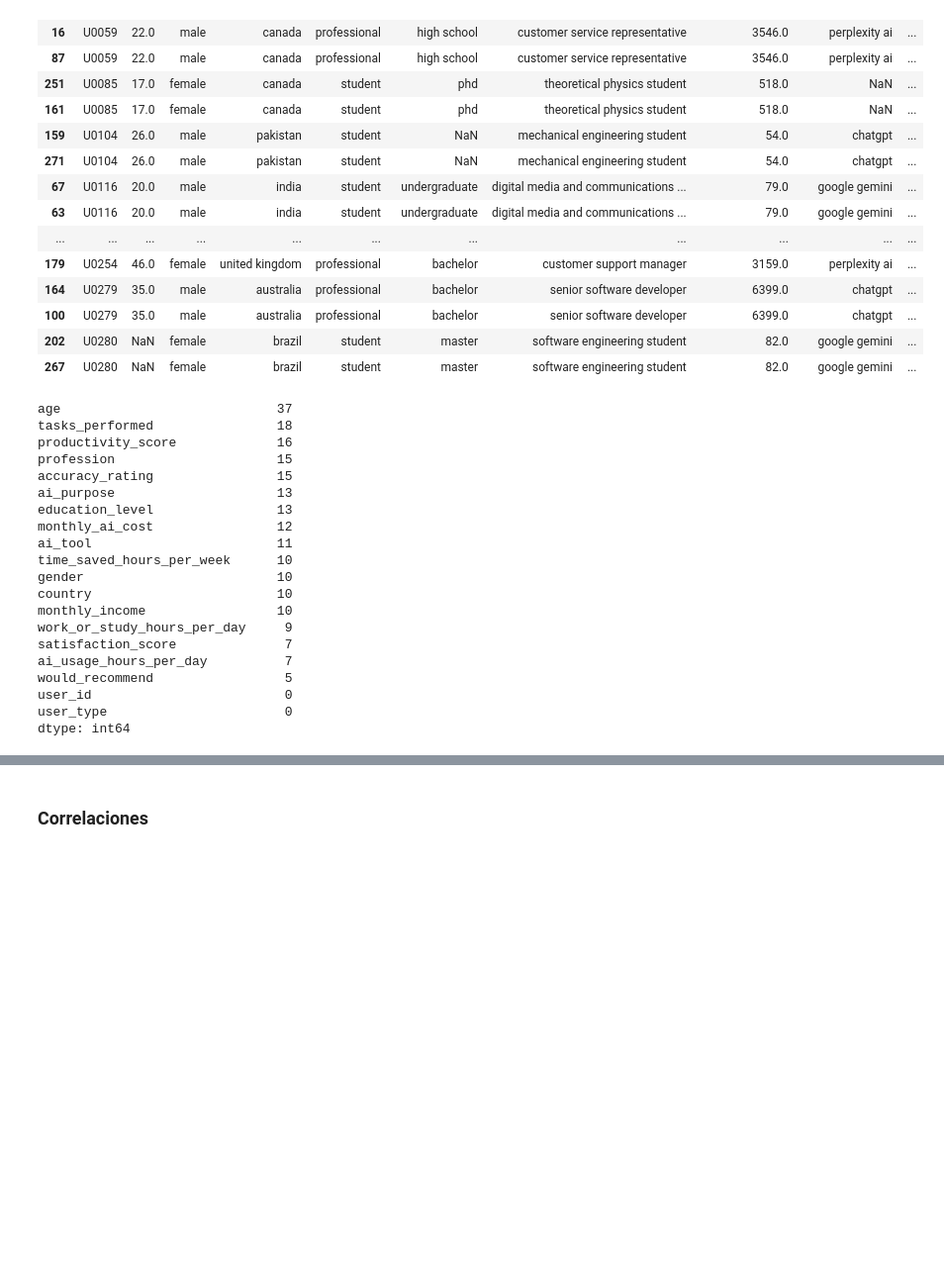
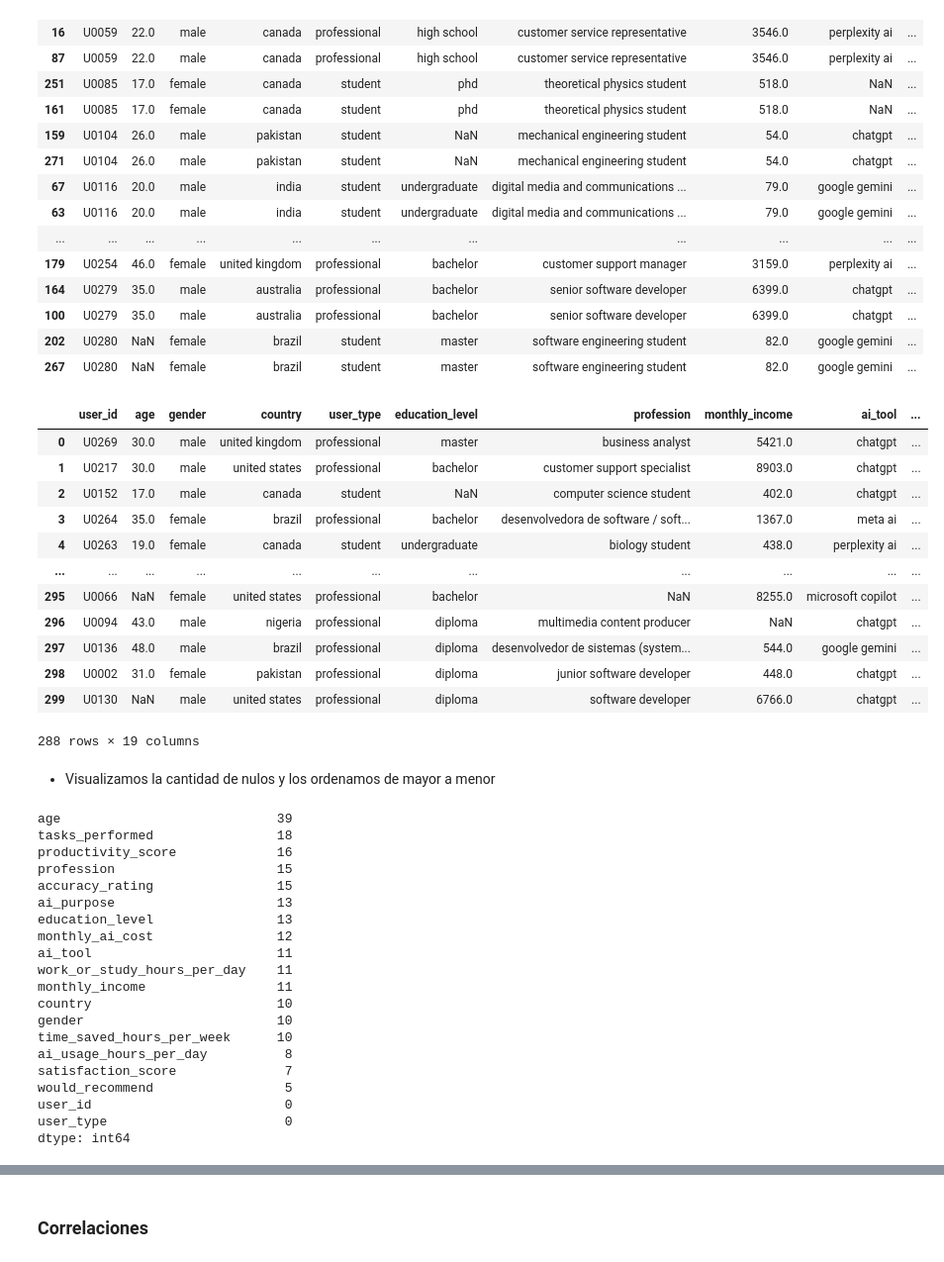
Before and after one commit to NicoBonorino/Tp_Python, a Jupyter notebook: TP.ipynb, the cells around one changed output, grey strips where cells are left out. Shown at 99% size. Drawn from its saved outputs; the diff is of its cells as text; code cells hidden in the pictures; blank space fills up the shorter version.

```diff
--- a/TP.ipynb
+++ b/TP.ipynb
@@ -211,3 +160,8 @@ female        123
 other          15
 non-binary      1
 Name: count, dtype: int64
+# %%
+df.loc[df["age"] > 64, "age"] = np.nan
+df.loc[df["ai_usage_hours_per_day"] > 16, "ai_usage_hours_per_day"] = np.nan
+df.loc[df["work_or_study_hours_per_day"] > 16, "work_or_study_hours_per_day"] = np.nan
+df.loc[df["monthly_income"] > 50000, "monthly_income"] = np.nan
@@ -232,12 +188,30 @@ df[df.duplicated(keep=False)].sort_values(by="user_id")
 | 100 | U0279 | 35.0 | male | australia | professional | bachelor | senior software developer | 6399.0 | chatgpt | ... |
 | 202 | U0280 | NaN | female | brazil | student | master | software engineering student | 82.0 | google gemini | ... |
 | 267 | U0280 | NaN | female | brazil | student | master | software engineering student | 82.0 | google gemini | ... |
+# %%
+df_copy = df.copy()
 # %%
-df_limpio = df.drop_duplicates()
+df_copy.drop_duplicates()
+# %% [output]
+|  | user_id | age | gender | country | user_type | education_level | profession | monthly_income | ai_tool | ... |
+| 0 | U0269 | 30.0 | male | united kingdom | professional | master | business analyst | 5421.0 | chatgpt | ... |
+| 1 | U0217 | 30.0 | male | united states | professional | bachelor | customer support specialist | 8903.0 | chatgpt | ... |
+| 2 | U0152 | 17.0 | male | canada | student | NaN | computer science student | 402.0 | chatgpt | ... |
+| 3 | U0264 | 35.0 | female | brazil | professional | bachelor | desenvolvedora de software / soft... | 1367.0 | meta ai | ... |
+| 4 | U0263 | 19.0 | female | canada | student | undergraduate | biology student | 438.0 | perplexity ai | ... |
+| ... | ... | ... | ... | ... | ... | ... | ... | ... | ... | ... |
+| 295 | U0066 | NaN | female | united states | professional | bachelor | NaN | 8255.0 | microsoft copilot | ... |
+| 296 | U0094 | 43.0 | male | nigeria | professional | diploma | multimedia content producer | NaN | chatgpt | ... |
+| 297 | U0136 | 48.0 | male | brazil | professional | diploma | desenvolvedor de sistemas (system... | 544.0 | google gemini | ... |
+| 298 | U0002 | 31.0 | female | pakistan | professional | diploma | junior software developer | 448.0 | chatgpt | ... |
+| 299 | U0130 | NaN | male | united states | professional | diploma | software developer | 6766.0 | chatgpt | ... |
+288 rows × 19 columns
+# %% [markdown]
+- Visualizamos la cantidad de nulos y los ordenamos de mayor a menor
 # %%
 df.isnull().sum().sort_values(ascending=False)
 # %% [output]
-age                            37
+age                            39
 tasks_performed                18
 productivity_score             16
 profession                     15
@@ -246,13 +220,13 @@ ai_purpose                     13
 education_level                13
 monthly_ai_cost                12
 ai_tool                        11
+work_or_study_hours_per_day    11
+monthly_income                 11
+country                        10
+gender                         10
 time_saved_hours_per_week      10
-gender                         10
-country                        10
-monthly_income                 10
-work_or_study_hours_per_day     9
+ai_usage_hours_per_day          8
 satisfaction_score              7
-ai_usage_hours_per_day          7
 would_recommend                 5
 user_id                         0
 user_type                       0
```
Also changed, not shown: parts of 22 cells of this notebook.
